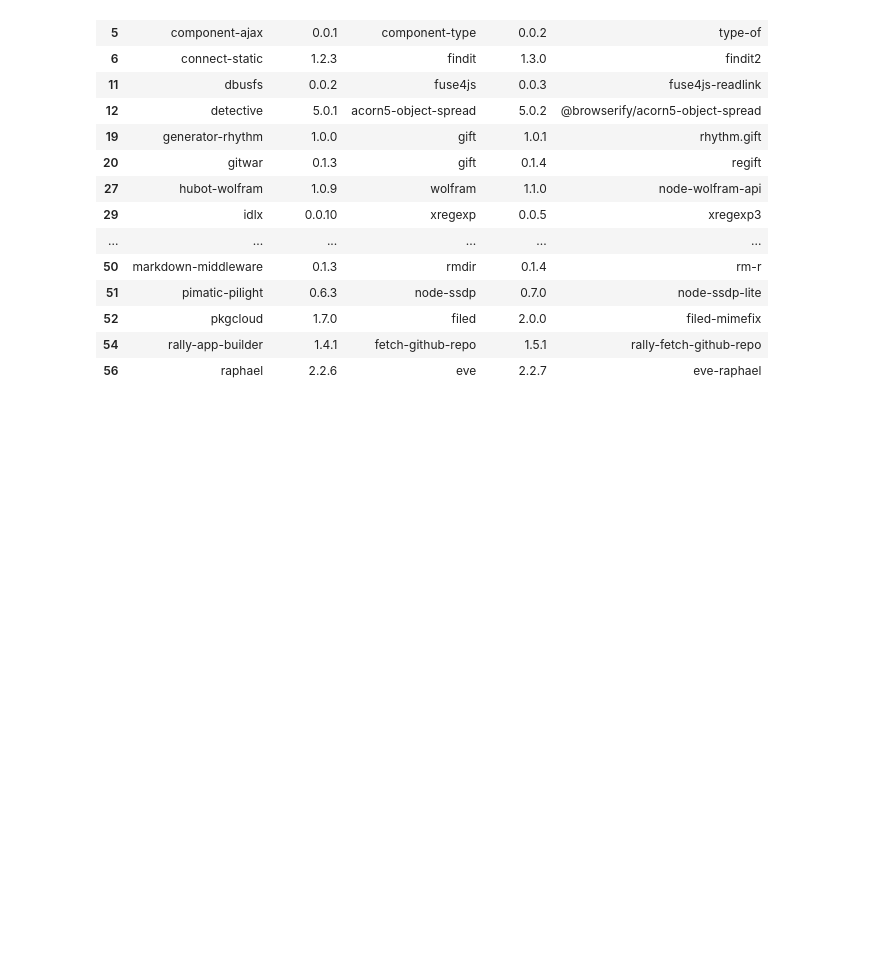
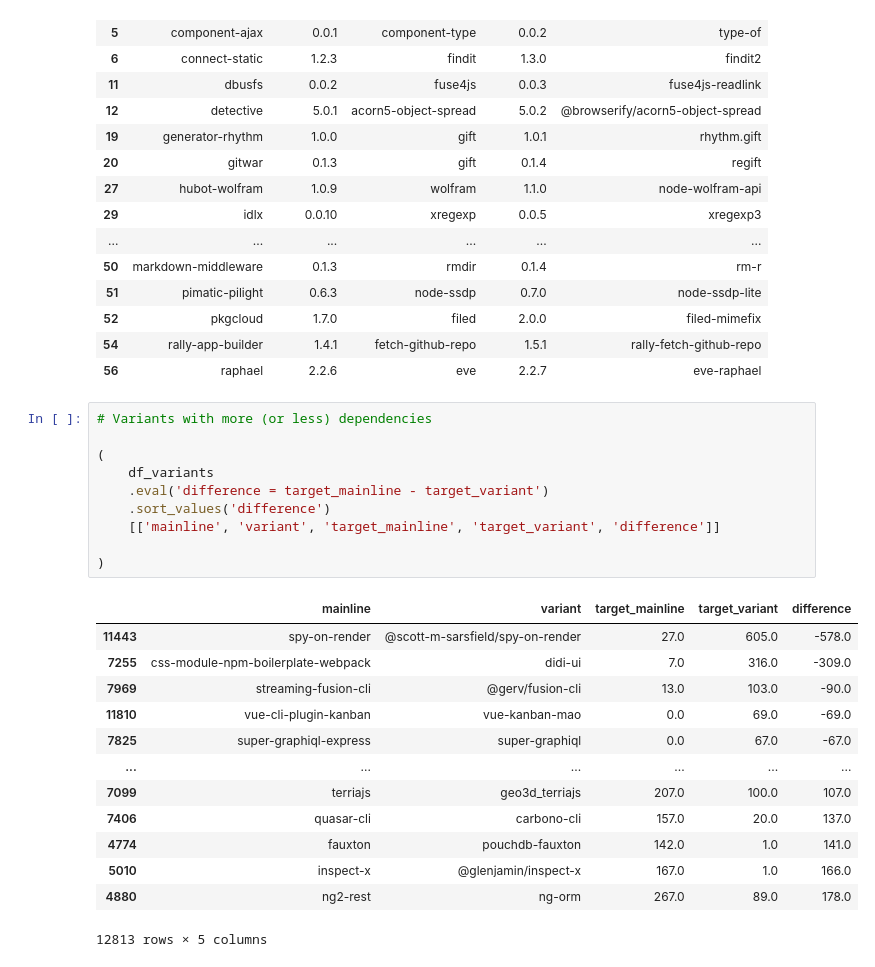
Before and after one commit to AlexandreDecan/secos-variants, a Jupyter notebook: notebooks/Benevol (for John).ipynb, the cells around one changed output. Saved outputs shown, nothing was run; the diff lists cells and outputs as text; blank space fills up the shorter version.

Commit message:
Dependencies difference

```diff
--- a/notebooks/Benevol (for John).ipynb
+++ b/notebooks/Benevol (for John).ipynb
@@ -417,3 +417,27 @@ This dependency was first observed in `version_V`.
 | 52 | pkgcloud | 1.7.0 | filed | 2.0.0 | filed-mimefix |
 | 54 | rally-app-builder | 1.4.1 | fetch-github-repo | 1.5.1 | rally-fetch-github-repo |
 | 56 | raphael | 2.2.6 | eve | 2.2.7 | eve-raphael |
+# %%
+# Variants with more (or less) dependencies
+
+(
+    df_variants
+    .eval('difference = target_mainline - target_variant')
+    .sort_values('difference')
+    [['mainline', 'variant', 'target_mainline', 'target_variant', 'difference']]
+
+)
+# %% [output]
+|  | mainline | variant | target_mainline | target_variant | difference |
+| 11443 | spy-on-render | @scott-m-sarsfield/spy-on-render | 27.0 | 605.0 | -578.0 |
+| 7255 | css-module-npm-boilerplate-webpack | didi-ui | 7.0 | 316.0 | -309.0 |
+| 7969 | streaming-fusion-cli | @gerv/fusion-cli | 13.0 | 103.0 | -90.0 |
+| 11810 | vue-cli-plugin-kanban | vue-kanban-mao | 0.0 | 69.0 | -69.0 |
+| 7825 | super-graphiql-express | super-graphiql | 0.0 | 67.0 | -67.0 |
+| ... | ... | ... | ... | ... | ... |
+| 7099 | terriajs | geo3d_terriajs | 207.0 | 100.0 | 107.0 |
+| 7406 | quasar-cli | carbono-cli | 157.0 | 20.0 | 137.0 |
+| 4774 | fauxton | pouchdb-fauxton | 142.0 | 1.0 | 141.0 |
+| 5010 | inspect-x | @glenjamin/inspect-x | 167.0 | 1.0 | 166.0 |
+| 4880 | ng2-rest | ng-orm | 267.0 | 89.0 | 178.0 |
+12813 rows × 5 columns
```
